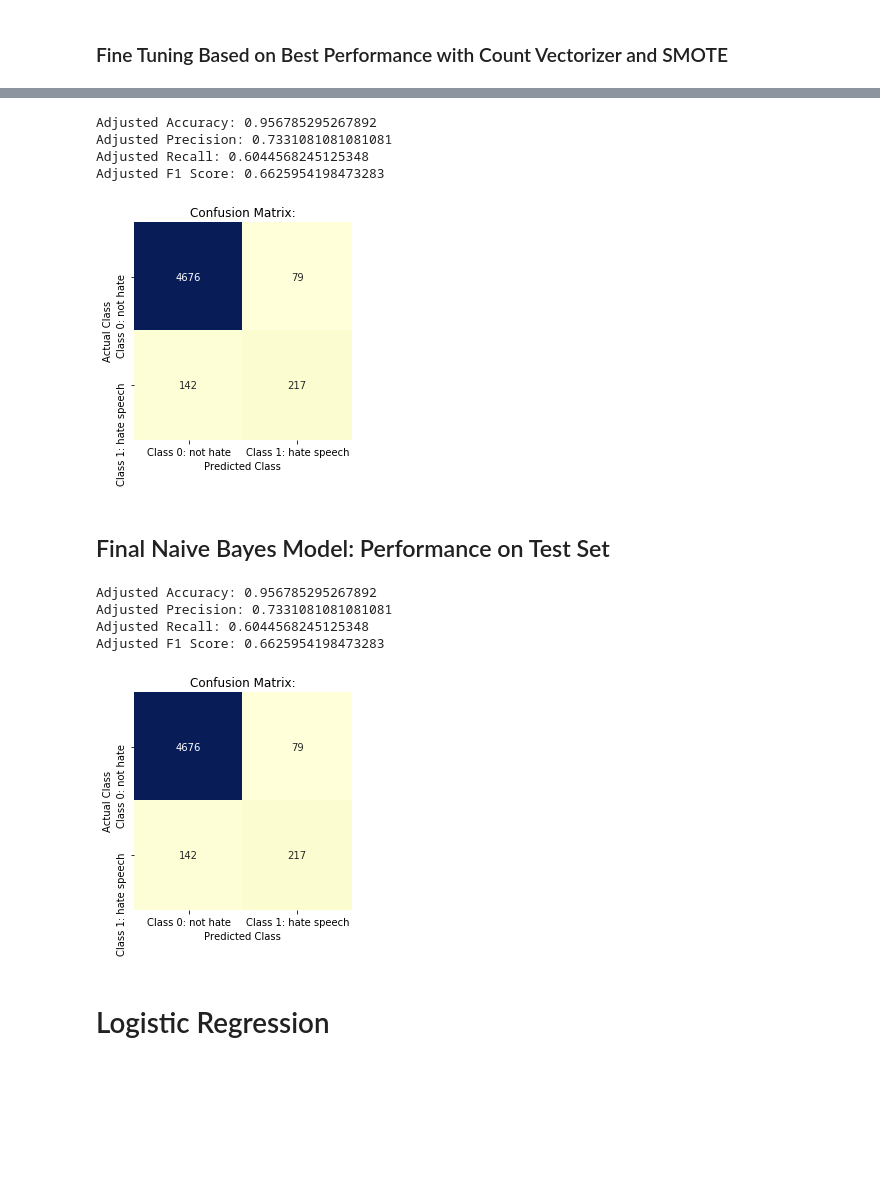
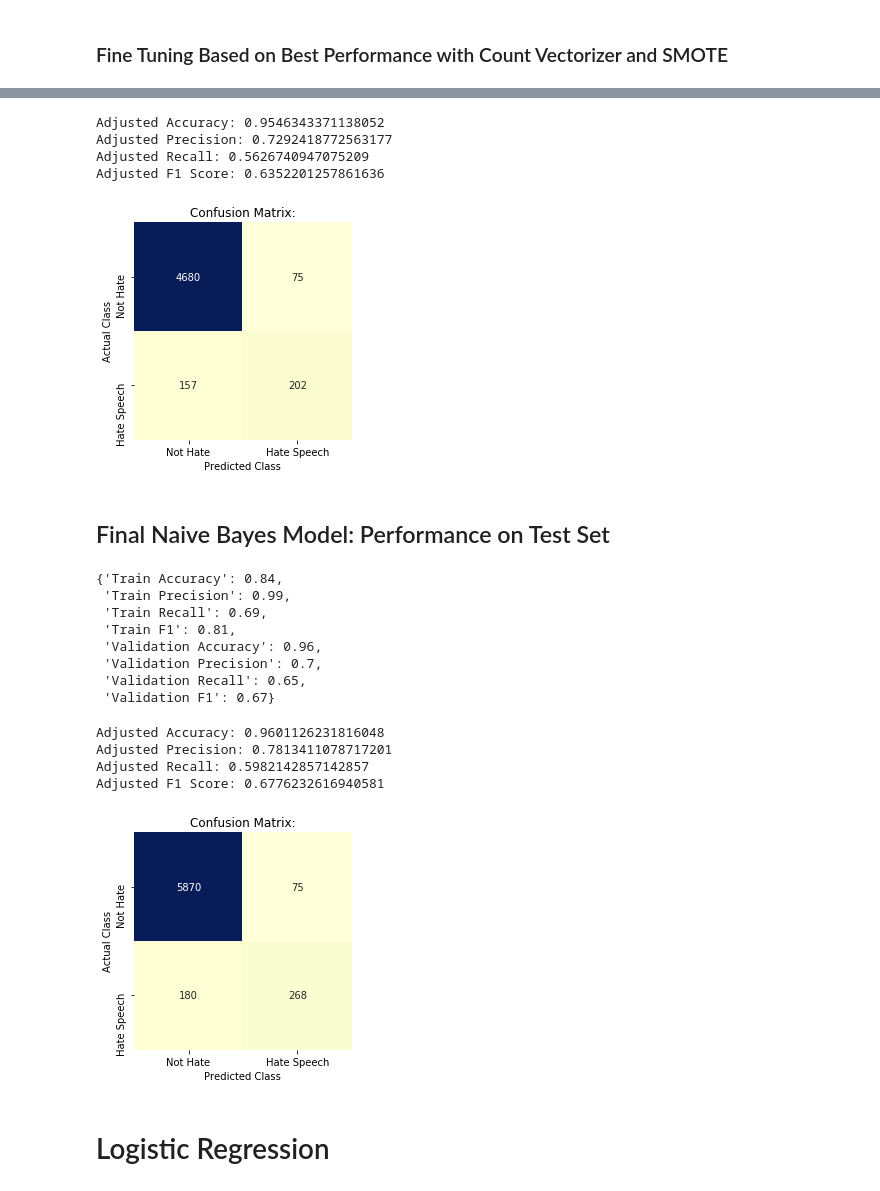
Before and after one commit to mguptaphd/Twitter-Hate-Classification-Project, a Jupyter notebook: Preliminary_Model_Comparisons.ipynb, the cells around one changed output, grey strips where cells are left out. Cells and saved outputs as stored; diff of their text form; code cells hidden in the pictures; blank space fills up the shorter version.

```diff
--- a/Preliminary_Model_Comparisons.ipynb
+++ b/Preliminary_Model_Comparisons.ipynb
@@ -219,11 +223,11 @@ skplt.metrics.plot_precision_recall_curve(y_val, nb_y_val_prob)
 # %%
-nb_adj_y_val, cm = adjust_threshold_and_score(y_val, nb_y_val_prob, .2)
+nb_adj_y_val, cm1 = adjust_threshold_and_score(y_val, nb_y_val_prob1, .2)
 # %% [output]
-Adjusted Accuracy: 0.956785295267892
-Adjusted Precision: 0.7331081081081081
-Adjusted Recall: 0.6044568245125348
-Adjusted F1 Score: 0.6625954198473283
+Adjusted Accuracy: 0.9546343371138052
+Adjusted Precision: 0.7292418772563177
+Adjusted Recall: 0.5626740947075209
+Adjusted F1 Score: 0.6352201257861636
-[figure, old version]
+[figure, new version]
 # %% [markdown]
 ## Final Naive Bayes Model:  Performance on Test Set
 # %%
@@ -235,11 +239,22 @@ wrapper_single_vectorization(X_train.lem_tweet, y_train, X_val.lem_tweet,
+# %%
+nb_metrics2
+# %% [output]
+{'Train Accuracy': 0.84,
+ 'Train Precision': 0.99,
+ 'Train Recall': 0.69,
+ 'Train F1': 0.81,
+ 'Validation Accuracy': 0.96,
+ 'Validation Precision': 0.7,
+ 'Validation Recall': 0.65,
+ 'Validation F1': 0.67}
 # %%
 #final score based on adjusted threshold
-nb_adj_y_true, cm = adjust_threshold_and_score(y_val, nb_y_val_prob, .2)
+nb_adj_y_test, nb_cm2 = adjust_threshold_and_score(y_test, nb_y_test_prob, .2)
 # %% [output]
-Adjusted Accuracy: 0.956785295267892
-Adjusted Precision: 0.7331081081081081
-Adjusted Recall: 0.6044568245125348
-Adjusted F1 Score: 0.6625954198473283
+Adjusted Accuracy: 0.9601126231816048
+Adjusted Precision: 0.7813411078717201
+Adjusted Recall: 0.5982142857142857
+Adjusted F1 Score: 0.6776232616940581
-[figure, old version]
+[figure, new version]
 # %% [markdown]
 # Logistic Regression
```
Also changed, not shown: parts of 162 cells of this notebook, 5 other files.
